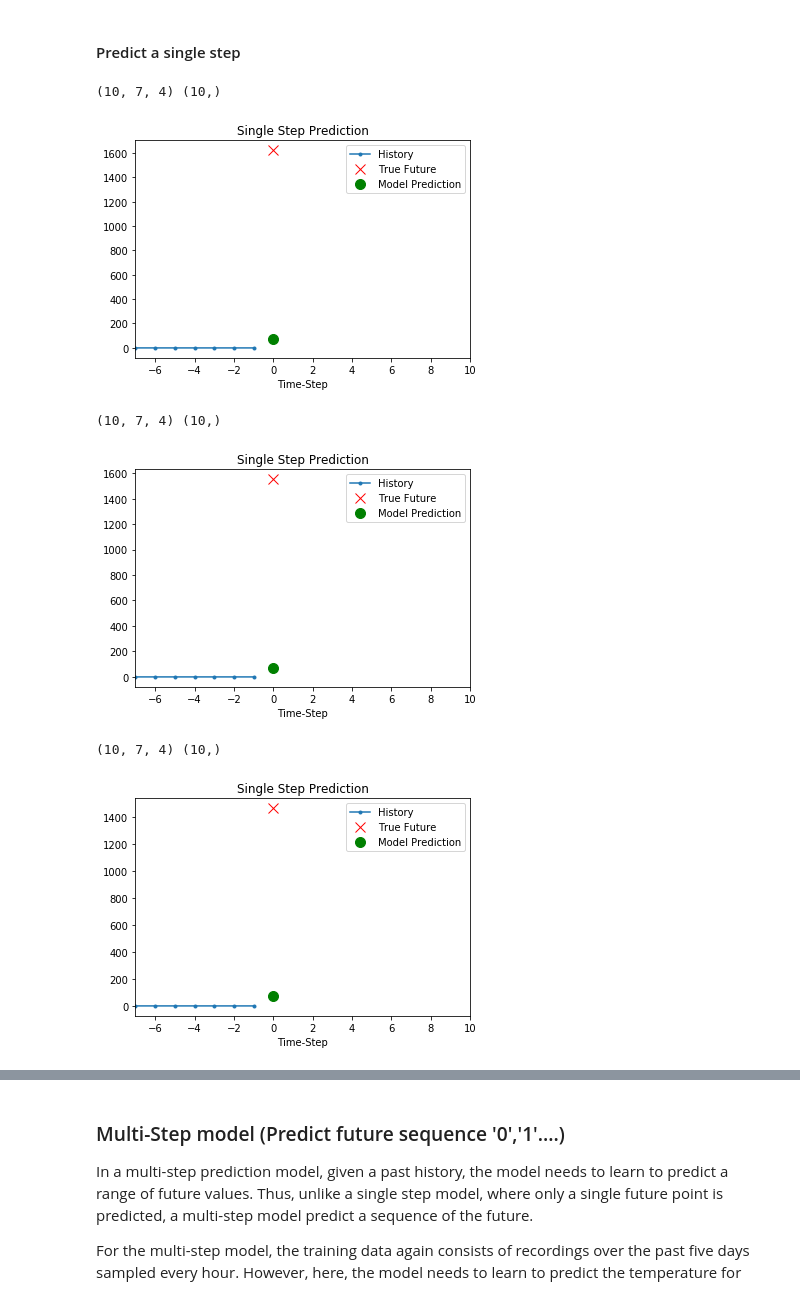
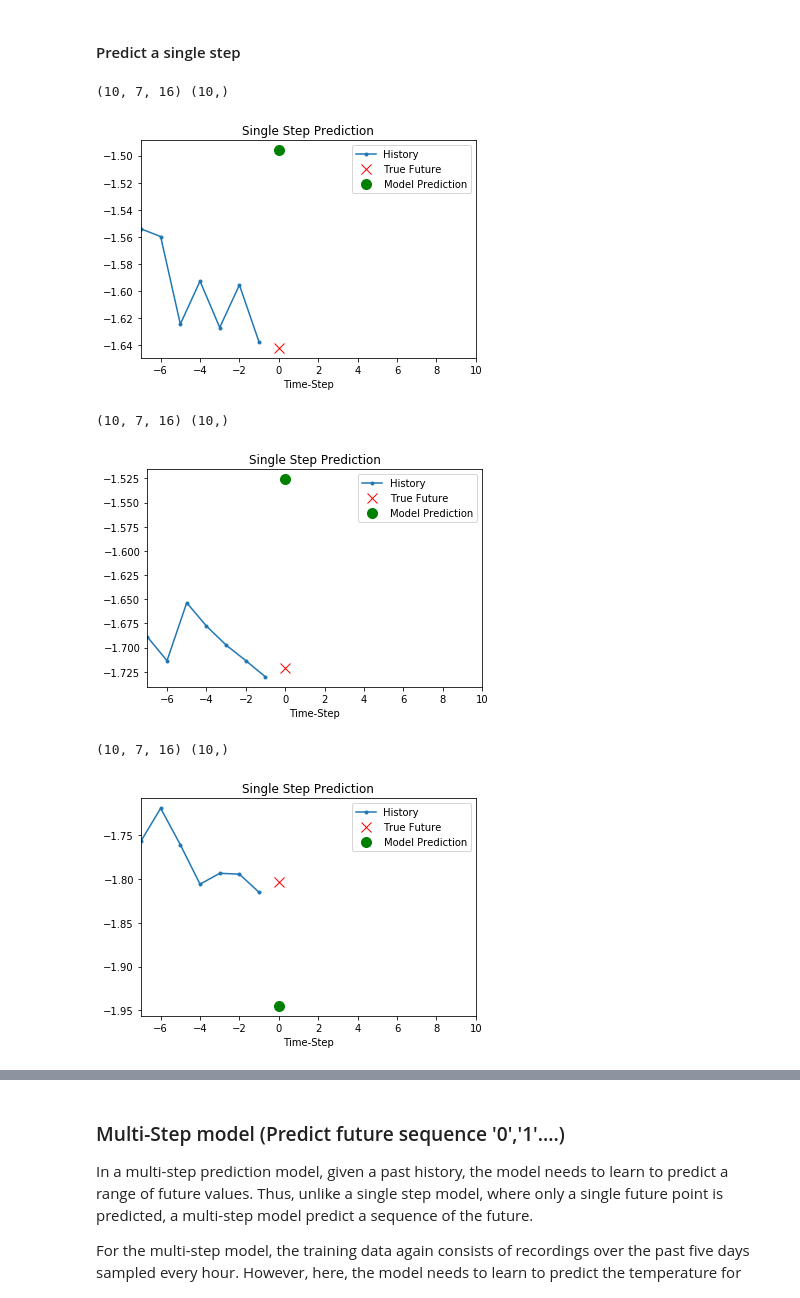
Before and after one commit to d8veone/Shale_well_Machine_Learning, a Jupyter notebook: Well_RNN.ipynb, the cells around one changed output, grey strips where cells are left out. Saved outputs shown, nothing was run; the diff lists cells and outputs as text; code cells hidden in the pictures.

```diff
--- a/Well_RNN.ipynb
+++ b/Well_RNN.ipynb
@@ -268,11 +275,11 @@ past_history = 7
 future_target = 0   # predict current. use 'past_history' points
 STEP = 1
 
-x_train_single, y_train_single = multivariate_data(dataset, y, 0,
-                                                   TRAIN_SPLIT, past_history,
+x_train_single, y_train_single = multivariate_data(dataset, dataset[:,12], 0,
+                                                   TRAIN_VAL, past_history,
                                                    future_target, STEP,
                                                    single_step=True)
-x_val_single, y_val_single = multivariate_data(dataset, y,
-                                               TRAIN_SPLIT, None, past_history,
+x_val_single, y_val_single = multivariate_data(dataset, dataset[:,12],
+                                               TRAIN_VAL, VAL_TEST, past_history,
                                                future_target, STEP,
                                                single_step=True)
@@ -293,6 +317,6 @@ Single window of past history : (7, 4)
 # %%
 BATCH_SIZE = 10
-BUFFER_SIZE = 50
+BUFFER_SIZE = 60
 # %%
 train_data_single = tf.data.Dataset.from_tensor_slices((x_train_single, y_train_single))
 train_data_single = train_data_single.cache().shuffle(BUFFER_SIZE).batch(BATCH_SIZE).repeat()
@@ -306,10 +330,12 @@ x_train_single.shape
 # %%
 single_step_model = tf.keras.models.Sequential()
-single_step_model.add(tf.keras.layers.LSTM(32,
+single_step_model.add(tf.keras.layers.LSTM(128,
                                            input_shape=x_train_single.shape[-2:]))
+single_step_model.add(tf.keras.layers.Dense(128))
+single_step_model.add(tf.keras.layers.Dense(128))
 single_step_model.add(tf.keras.layers.Dense(1))
 
-single_step_model.compile(optimizer=tf.keras.optimizers.RMSprop(), loss='mae')
+single_step_model.compile(optimizer=tf.keras.optimizers.Adam(0.001), loss='mae')
 # %% [markdown]
 Let's check out a sample prediction.
 # %%
@@ -319,7 +345,7 @@ for x, y in val_data_single.take(1):
 (10, 1)
 # %%
 EVALUATION_INTERVAL = 200
-EPOCHS = 10
+EPOCHS = 20
 # %%
 single_step_history = single_step_model.fit(train_data_single, epochs=EPOCHS,
                                             steps_per_epoch=EVALUATION_INTERVAL,
@@ -367,15 +393,15 @@ plot_train_history(single_step_history,
 #### Predict a single step
 # %%
 for x, y in val_data_single.take(3):
-  plot = show_plot([x[4][:, 3].numpy(), y[4].numpy(),
-                    single_step_model.predict(x)[4]], 0,
+  plot = show_plot([x[1][:, 12].numpy(), y[1].numpy(),
+                    single_step_model.predict(x)[1]], 0,
                    'Single Step Prediction')
   print(x.shape, y.shape)
   plot.show()
 # %% [output]
-(10, 7, 4) (10,)
+(10, 7, 16) (10,)
-[figure, old version]
+[figure, new version]
-(10, 7, 4) (10,)
+(10, 7, 16) (10,)
-[figure, old version]
+[figure, new version]
-(10, 7, 4) (10,)
+(10, 7, 16) (10,)
-[figure, old version]
+[figure, new version]
```
Also changed, not shown: parts of 20 cells of this notebook.
